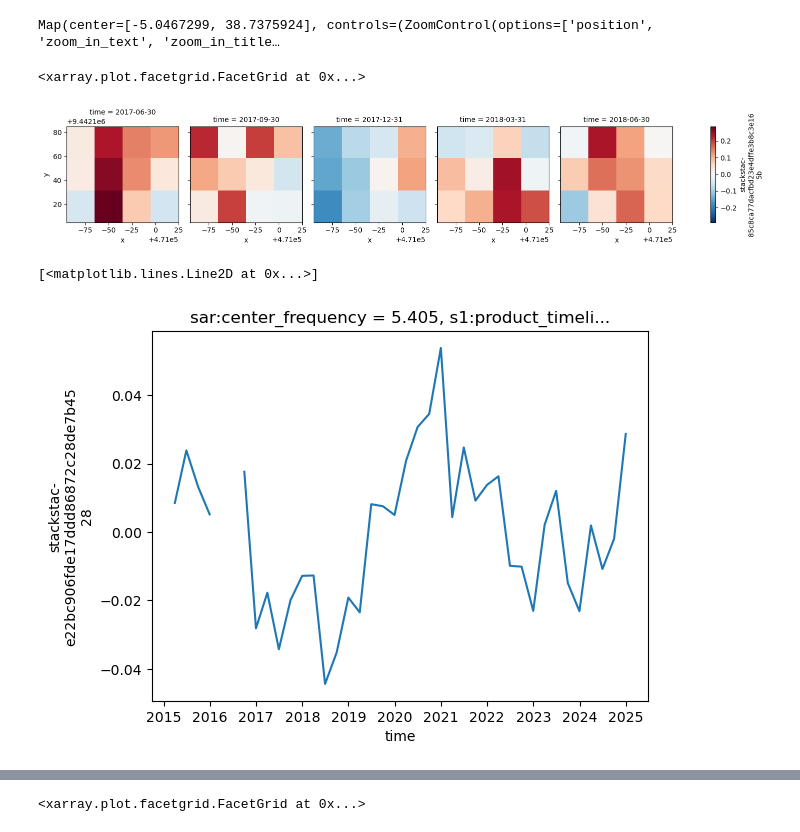
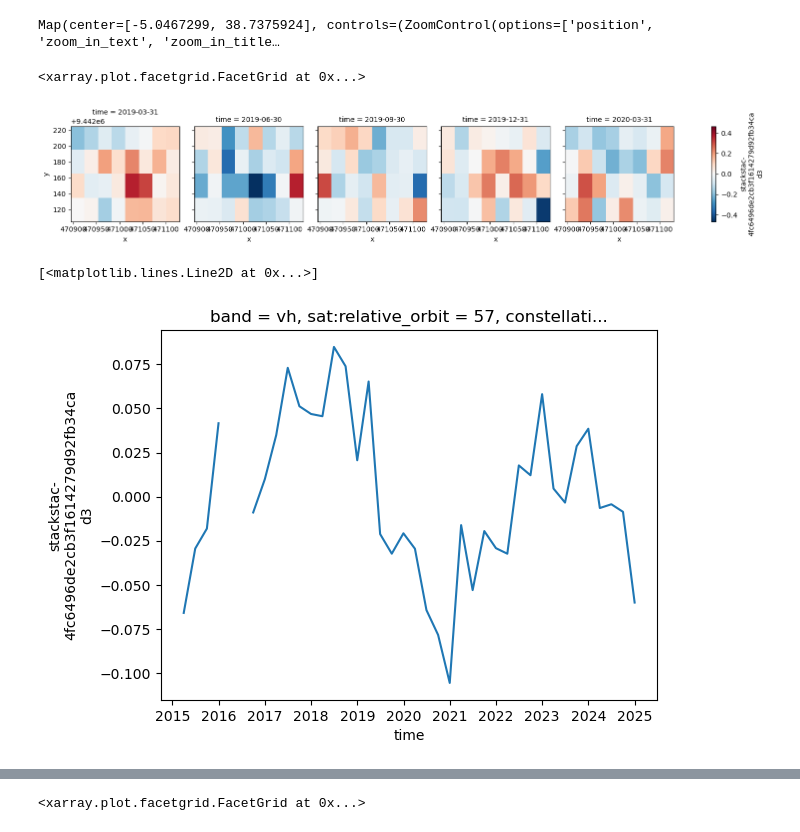
Before and after one commit to adlai-nelson/geog313-final-project, a Jupyter notebook: analysis.ipynb, the cells around one changed output, grey strips where cells are left out. Cells and saved outputs as stored; diff of their text form; code cells hidden in the pictures.

```diff
--- a/analysis.ipynb
+++ b/analysis.ipynb
@@ -29,7 +23,7 @@ mask_img = leafmap.array_to_image(mask)
 # %%
 import leafmap
 
-m = leafmap.Map(center=[-5.0467299, 38.7375924], zoom=17, height="800px", google_map="SATELLITE")
+m = leafmap.Map(center=[-5.0467299, 38.7375924], zoom=18, height="800px", google_map="SATELLITE")
 #m.add_raster(mask)
 m
 # %% [output]
@@ -40,7 +34,7 @@ aoi = (m.west, m.south, m.east, m.north)
 import utils
 search = utils.get_sar_pc(aoi, start, end)
 stack = utils.items_to_xarray(search, aoi)
-index = utils.calculate_index(stack, "mRFDI")
+index = utils.calculate_index(stack, "RVI")
 coarsened = utils.coarsen_image(index, scale = 3)
 composite = utils.temporal_composite(coarsened)
 # %%
@@ -48,10 +42,10 @@ deseasoned = utils.deseason(composite)
 # %%
 
 change = utils.img_change(deseasoned)
-deseasoned.isel(time=[9, 10, 11, 12, 13]).plot.imshow(col="time", col_wrap=5)
+change.isel(time=[16, 17, 18, 19, 20]).plot.imshow(col="time", col_wrap=5)
 # %% [output]
 <xarray.plot.facetgrid.FacetGrid at 0x...>
-[figure, old version]
+[figure, new version]
 # %%
 tsmean = deseasoned.mean(dim = ['y', 'x'], skipna = True)
 
@@ -61,4 +55,4 @@ fig, ax = plt.subplots()
 tsmean.plot(ax=ax)
 # %% [output]
 [<matplotlib.lines.Line2D at 0x...>]
-[figure, old version]
+[figure, new version]
```
Also changed, not shown: parts of 5 cells of this notebook.
